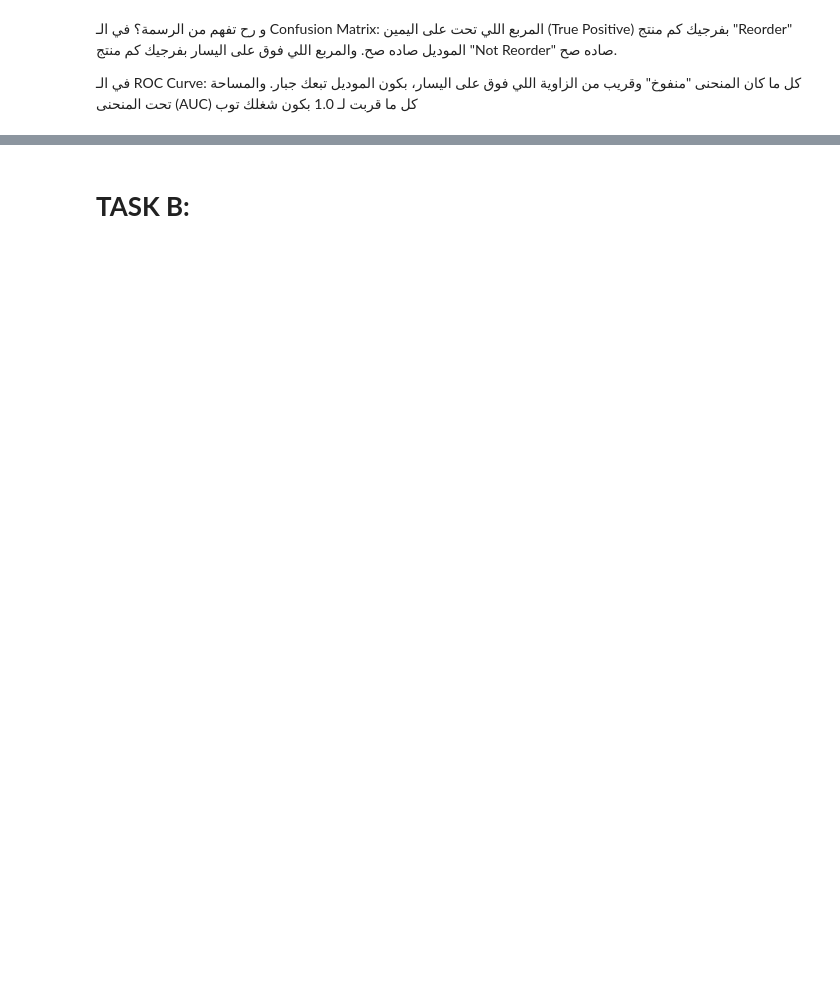
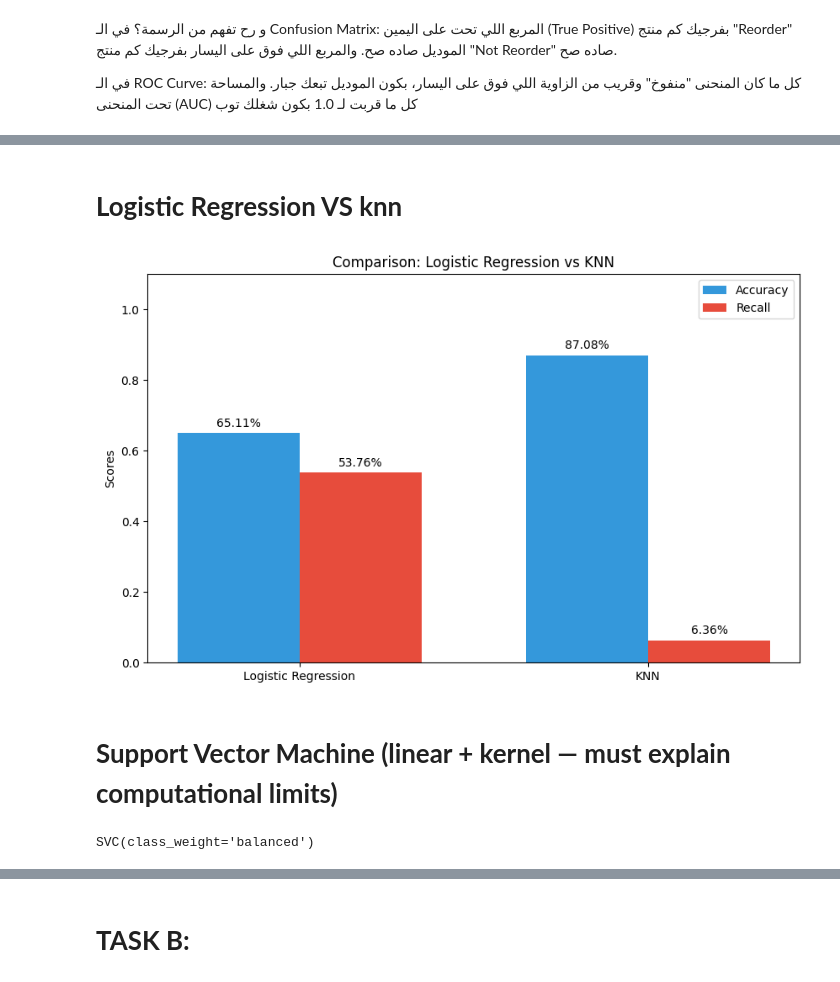
Before and after one commit to YamenObeidat/Machine-Learning-Final-Project-1, a Jupyter notebook: edit3:30AM.ipynb, the cells around one changed output, grey strips where cells are left out. Drawn from its saved outputs; the diff is of its cells as text; code cells hidden in the pictures; blank space fills up the shorter version.

```diff
--- a/edit3:30AM.ipynb
+++ b/edit3:30AM.ipynb
@@ -906,0 +878,17 @@ ROC AUC: 0.6416
+# %%
+from sklearn.metrics import classification_report, accuracy_score, precision_score, recall_score, f1_score
+
+# حساب المقاييس
+acc_knn = accuracy_score(y_test_k, y_pred_knn)
+prec_knn = precision_score(y_test_k, y_pred_knn)
+rec_knn = recall_score(y_test_k, y_pred_knn)
+f1_knn = f1_score(y_test_k, y_pred_knn)
+
+print("KNN:")
+print(f"{'Accuracy:':<15} {acc_knn:.2%}")
+print(f"{'Precision:':<15} {prec_knn:.2%}")
+print(f"{'Recall:':<15} {rec_knn:.2%}")
+print(f"{'F1-Score:':<15} {f1_knn:.2%}")
+
+print("\nDetailed Report:")
+print(classification_report(y_test_k, y_pred_knn))
@@ -906,0 +911,56 @@ ROC AUC: 0.6416
+# %% [markdown]
+# **Logistic Regression VS     knn**
+# %%
+model_names = ['Logistic Regression', 'KNN']
+accuracy_values = [acc, acc_knn]
+recall_values = [rec, rec_knn]
+
+x = np.arange(len(model_names))
+width = 0.35
+
+fig, ax = plt.subplots(figsize=(10, 6))
+rects1 = ax.bar(x - width/2, accuracy_values, width, label='Accuracy', color='#3498db')
+rects2 = ax.bar(x + width/2, recall_values, width, label='Recall', color='#e74c3c')
+
+ax.set_ylabel('Scores')
+ax.set_title('Comparison: Logistic Regression vs KNN')
+ax.set_xticks(x)
+ax.set_xticklabels(model_names)
+ax.legend()
+
+# إضافة الأرقام فوق الأعمدة
+def autolabel(rects):
+    for rect in rects:
+        height = rect.get_height()
+        ax.annotate(f'{height:.2%}', xy=(rect.get_x() + rect.get_width() / 2, height),
+                    xytext=(0, 3), textcoords="offset points", ha='center', va='bottom')
+
+autolabel(rects1)
+autolabel(rects2)
+
+plt.ylim(0, 1.1)
+plt.show()
+# %% [output]
+[figure, added]
+# %% [markdown]
+# **Support Vector Machine (linear + kernel — must explain computational limits)**
+# %%
+from sklearn.svm import SVC
+
+data_svm = data.sample(5000, random_state=42)
+X_svm = data_svm.select_dtypes(include=['number']).drop(columns=['target', 'user_id', 'product_id', 'order_id'], errors='ignore')
+y_svm = data_svm['target']
+
+X_train_s, X_test_s, y_train_s, y_test_s = train_test_split(X_svm, y_svm, test_size=0.2, random_state=42)
+scaler = StandardScaler()
+X_train_scaled = scaler.fit_transform(X_train_s)
+X_test_scaled = scaler.transform(X_test_s)
+
+
+svm_linear = SVC(kernel='linear', class_weight='balanced')
+svm_linear.fit(X_train_scaled, y_train_s)
+
+svm_kernel = SVC(kernel='rbf', class_weight='balanced')
+svm_kernel.fit(X_train_scaled, y_train_s)
+# %% [output]
+SVC(class_weight='balanced')
```
Also changed, not shown: parts of 20 cells of this notebook.
